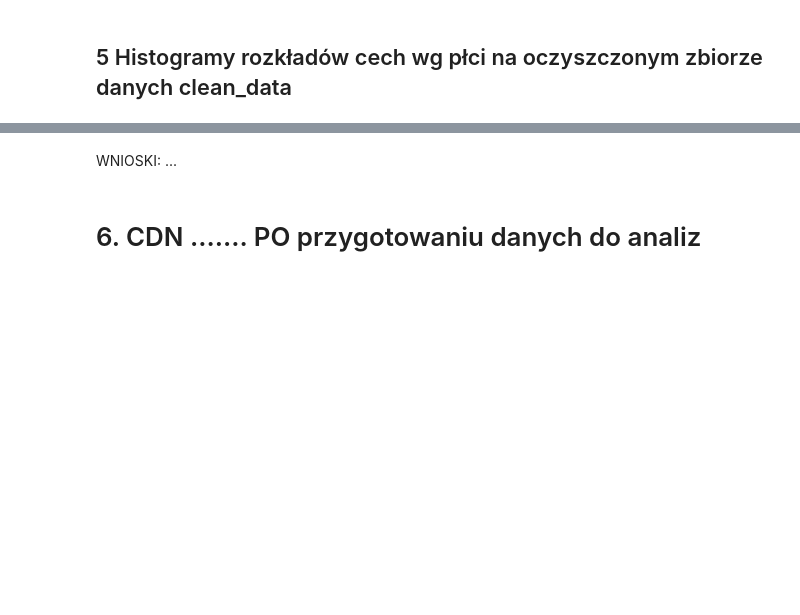
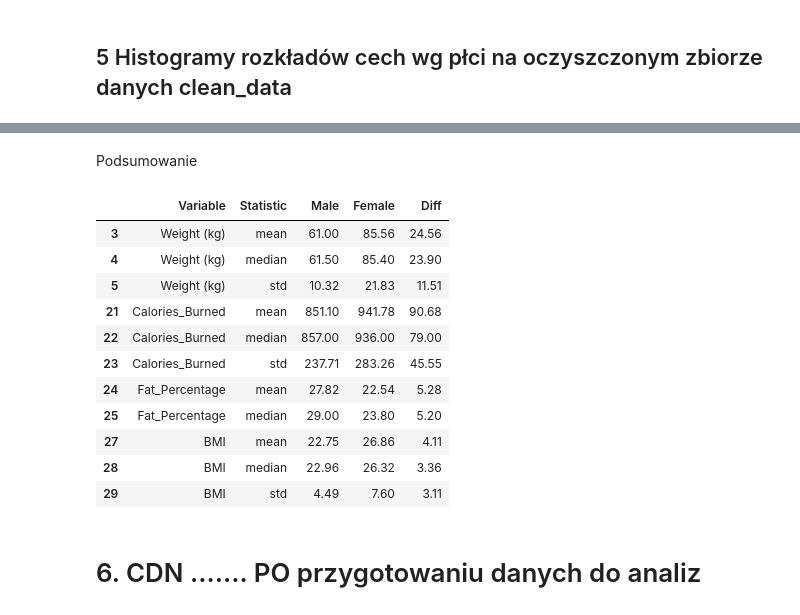
Before and after one commit to annwroblewska/projekt_SAD, a Jupyter notebook: projekt_SAD_ARP.ipynb, the cells around one changed output, grey strips where cells are left out. Cells and saved outputs as stored; diff of their text form; code cells hidden in the pictures; blank space fills up the shorter version.

Commit message:
podsumowanie

```diff
--- a/projekt_SAD_ARP.ipynb
+++ b/projekt_SAD_ARP.ipynb
@@ -963,8 +963,43 @@ for col in included_columns:
         fig.update_layout(bargap=0.2)
         fig.show()
 # %% [markdown]
-WNIOSKI:
-...
+Podsumowanie
+# %%
+# grupowanie i ststystyki
+stats = (
+    df_num
+    .groupby(clean_data['Gender'])
+    .agg(['mean', 'median', 'std'])
+    .round(2)
+    .transpose()
+)
+
+# spłaszczenie MultiIndex
+stats_flat = stats.reset_index()
+stats_flat.columns = ['Variable', 'Statistic', 'Male', 'Female']
+
+# stats_flat.head()
+# %%
+# Obliczamy różnicę bezwzględną
+stats_flat['Diff'] = (stats_flat['Male'] - stats_flat['Female']).round(2).abs()
+
+# Filtrujemy tylko wiersze, gdzie różnica jest wybrana
+stats_diff_n = stats_flat[ stats_flat['Diff'] >= 2 ]
+
+stats_diff_n
+# %% [output]
+|  | Variable | Statistic | Male | Female | Diff |
+| 3 | Weight (kg) | mean | 61.00 | 85.56 | 24.56 |
+| 4 | Weight (kg) | median | 61.50 | 85.40 | 23.90 |
+| 5 | Weight (kg) | std | 10.32 | 21.83 | 11.51 |
+| 21 | Calories_Burned | mean | 851.10 | 941.78 | 90.68 |
+| 22 | Calories_Burned | median | 857.00 | 936.00 | 79.00 |
+| 23 | Calories_Burned | std | 237.71 | 283.26 | 45.55 |
+| 24 | Fat_Percentage | mean | 27.82 | 22.54 | 5.28 |
+| 25 | Fat_Percentage | median | 29.00 | 23.80 | 5.20 |
+| 27 | BMI | mean | 22.75 | 26.86 | 4.11 |
+| 28 | BMI | median | 22.96 | 26.32 | 3.36 |
+| 29 | BMI | std | 4.49 | 7.60 | 3.11 |
 # %% [markdown]
 # 6. CDN ....... PO przygotowaniu danych do analiz
 # %% [markdown]
```
Also changed, not shown: parts of 2 cells of this notebook.
